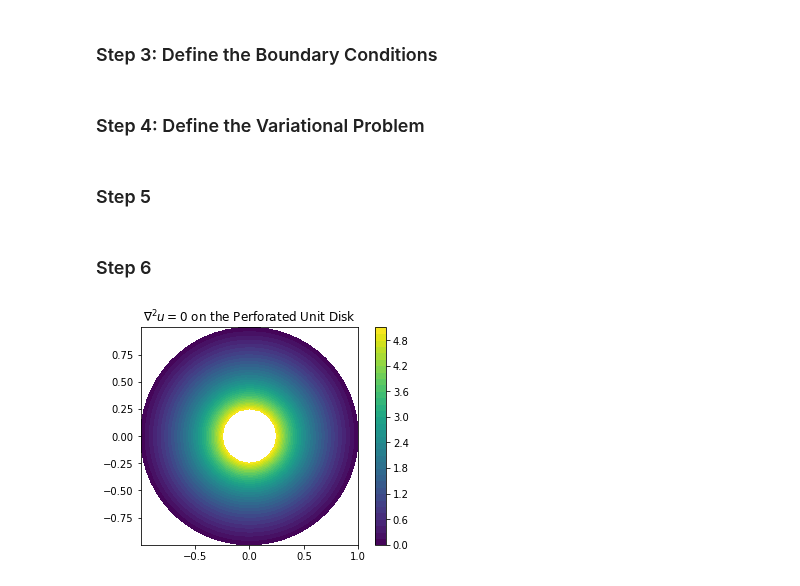
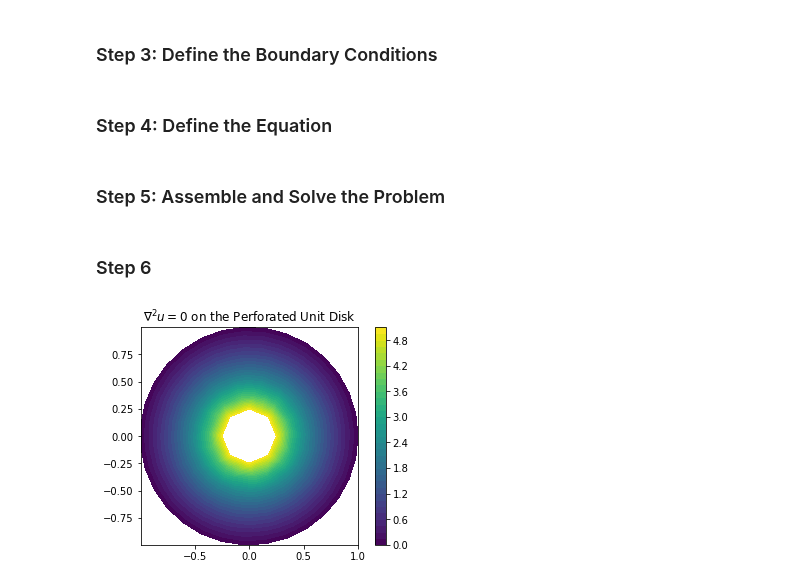
Before and after one commit to algorythmist/computational-physics, a Jupyter notebook: fenics_disk.ipynb, the cells around one changed output. Drawn from its saved outputs; the diff is of its cells as text; code cells hidden in the pictures.

```diff
--- a/fenics_disk.ipynb
+++ b/fenics_disk.ipynb
@@ -74,7 +96,7 @@ plt.show()
 r_outer = 1
 r_inner = 0.25
 wedge = Circle(Point(.0, .0), r_outer) - Circle(Point(.0, .0), r_inner)
-wedge_mesh = generate_mesh(wedge, 20)
+wedge_mesh = generate_mesh(wedge, 10)
 plot(wedge_mesh)
 # %% [output]
 [<matplotlib.lines.Line2D at 0x...>,
@@ -100,22 +122,22 @@ def outer_boundary(x, on_boundary):
 boundary = [DirichletBC(FS_wedge, Constant(5), inner_boundary),
            DirichletBC(FS_wedge, Constant(0), outer_boundary)]
 # %% [markdown]
-### Step 4: Define the Variational Problem
+### Step 4: Define the Equation
 # %%
 left_integrand = inner(nabla_grad(u), nabla_grad(v)) * dx
 f =  Constant(0)
 right_integrand = f*v*dx
 # %% [markdown]
-### Step 5
+### Step 5: Assemble and Solve the Problem
 # %%
-sol = Function(FS_wedge)
-solve(left_integrand == right_integrand, sol, boundary)
+wedge_sol = Function(FS_wedge)
+solve(left_integrand == right_integrand, wedge_sol, boundary)
 # %% [markdown]
 ### Step 6
 # %%
-p = plot(sol)
+p = plot(wedge_sol)
 plt.title(r'$∇ ^2 u = 0$ on the Perforated Unit Disk')
 plt.colorbar(p)
 plt.show()
 # %% [output]
-[figure, old version]
+[figure, new version]
```
Also changed, not shown: parts of 8 cells of this notebook.
